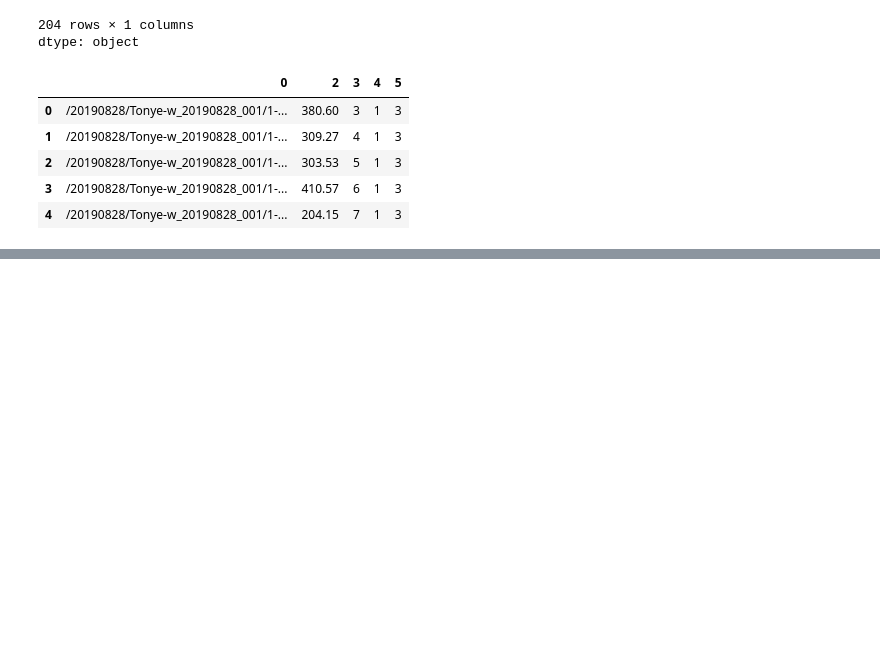
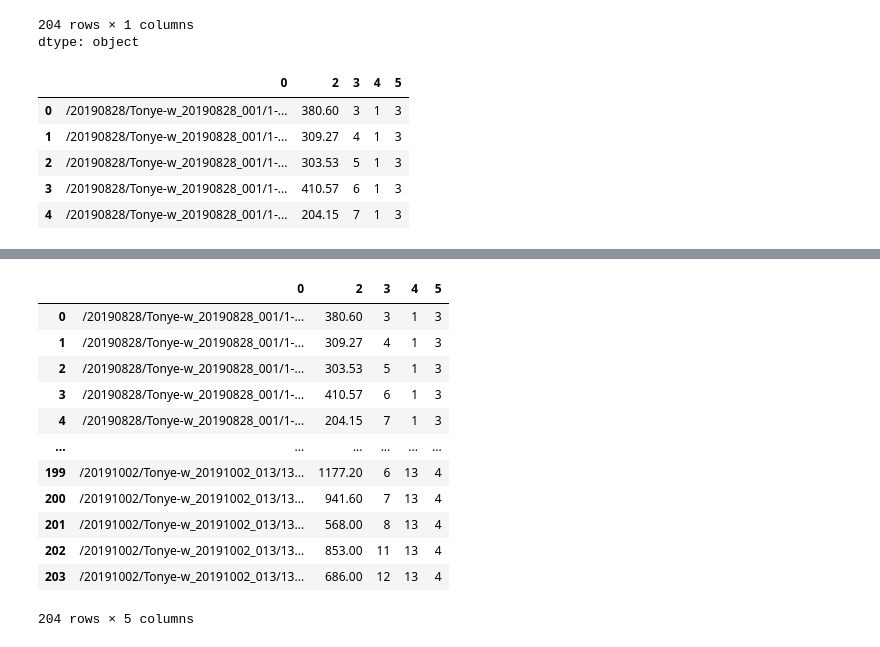
Before and after one commit to Faareh-Ahmed/Biomass-Prediction-from-3D-Point-Cloud, a Jupyter notebook: pointcloud.ipynb, the cells around one changed output, grey strips where cells are left out. Drawn from its saved outputs; the diff is of its cells as text; code cells hidden in the pictures; blank space fills up the shorter version.

```diff
--- a/pointcloud.ipynb
+++ b/pointcloud.ipynb
@@ -183,2 +246,18 @@ row[0]
+# %%
+df
+# %% [output]
+|  | 0 | 2 | 3 | 4 | 5 |
+| 0 | /20190828/Tonye-w_20190828_001/1-... | 380.60 | 3 | 1 | 3 |
+| 1 | /20190828/Tonye-w_20190828_001/1-... | 309.27 | 4 | 1 | 3 |
+| 2 | /20190828/Tonye-w_20190828_001/1-... | 303.53 | 5 | 1 | 3 |
+| 3 | /20190828/Tonye-w_20190828_001/1-... | 410.57 | 6 | 1 | 3 |
+| 4 | /20190828/Tonye-w_20190828_001/1-... | 204.15 | 7 | 1 | 3 |
+| ... | ... | ... | ... | ... | ... |
+| 199 | /20191002/Tonye-w_20191002_013/13... | 1177.20 | 6 | 13 | 4 |
+| 200 | /20191002/Tonye-w_20191002_013/13... | 941.60 | 7 | 13 | 4 |
+| 201 | /20191002/Tonye-w_20191002_013/13... | 568.00 | 8 | 13 | 4 |
+| 202 | /20191002/Tonye-w_20191002_013/13... | 853.00 | 11 | 13 | 4 |
+| 203 | /20191002/Tonye-w_20191002_013/13... | 686.00 | 12 | 13 | 4 |
+204 rows × 5 columns
 # %%
 /content/sample_data/TextFilesData/20190828/Tony-e-w_20190828_001/1-5-1-b.txt
```
Also changed, not shown: parts of 23 cells of this notebook.
